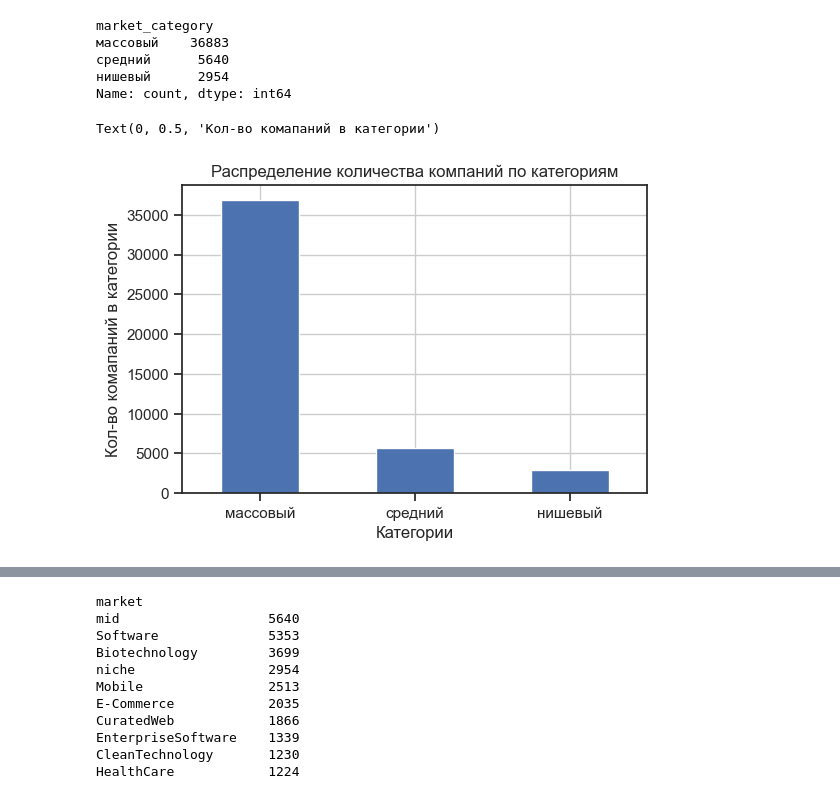
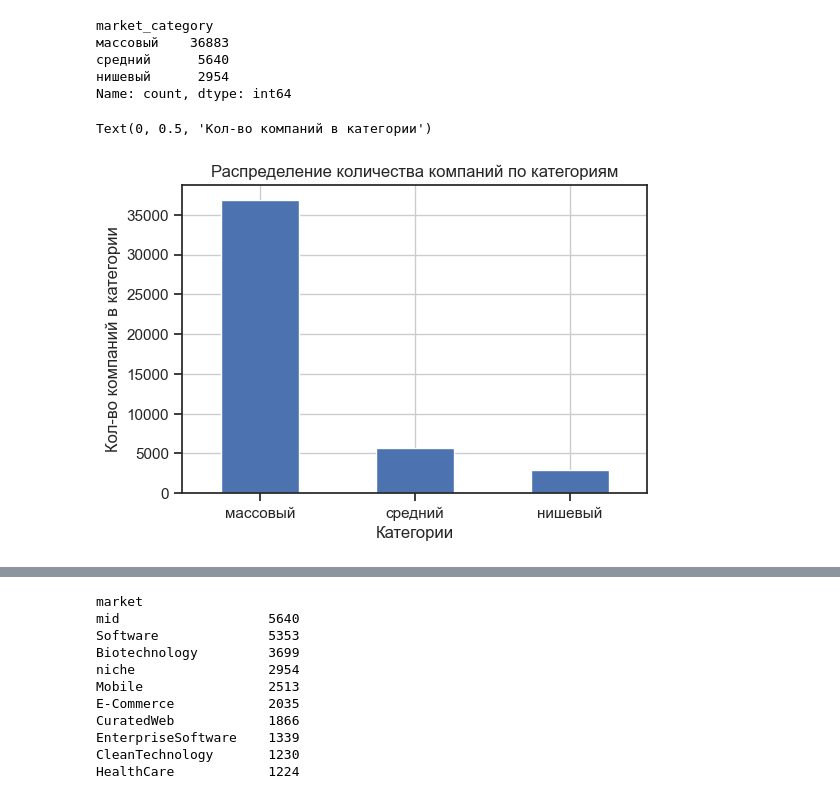
Before and after one commit to CAH0/startup-funding-analysis, a Jupyter notebook: startup_funding_analysis.ipynb, the cells around one changed output, grey strips where cells are left out. Cells and saved outputs as stored; diff of their text form; code cells hidden in the pictures.

```diff
--- a/startup_funding_analysis.ipynb
+++ b/startup_funding_analysis.ipynb
@@ -499,17 +508,17 @@ Name: count, dtype: int64
 # %%
 plt.figure(figsize=(6,4))
 
 df['market_category'].value_counts().plot(
     kind = 'bar',
     title = 'Распределение количества компаний по категориям',
     rot =  0)
 
 plt.grid()
 plt.xlabel('Категории')
-plt.ylabel('Кол-во комапаний в категории')
+plt.ylabel('Кол-во компаний в категории')
 # %% [output]
-Text(0, 0.5, 'Кол-во комапаний в категории')
+Text(0, 0.5, 'Кол-во компаний в категории')
-[figure, old version]
+[figure, new version]
 # %%
 data = df['market_category'].value_counts()
 data = data/data.sum()
```
Also changed, not shown: parts of 11 cells of this notebook.
